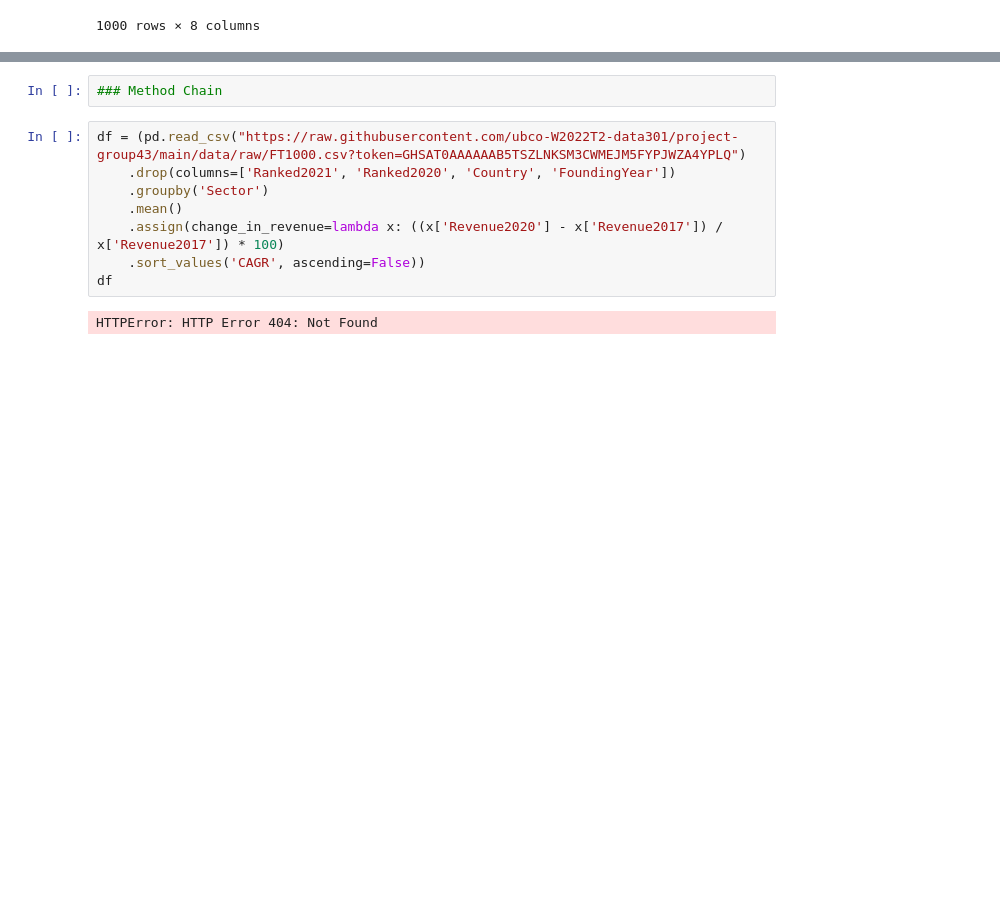
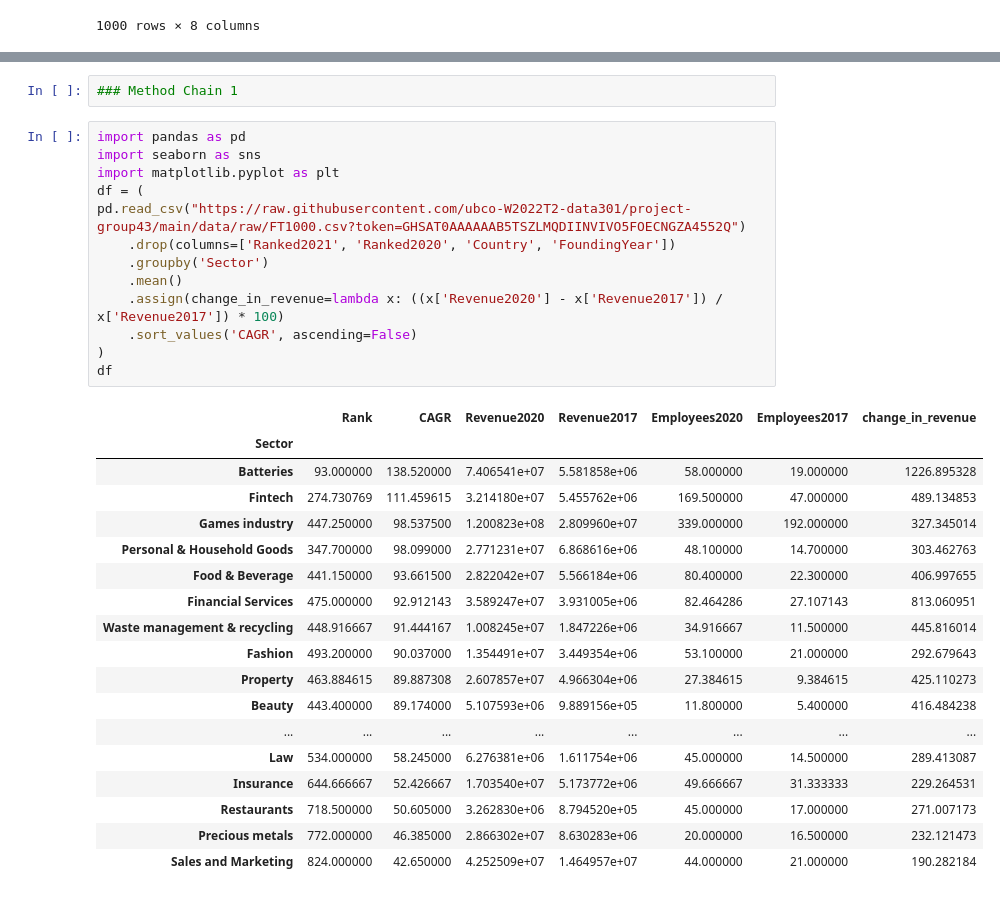
Before and after one commit to ubco-W2022T2-data301/project-group43, a Jupyter notebook: Sebastian's Pipeline.ipynb, the cells around one changed output, grey strips where cells are left out. Drawn from its saved outputs; the diff is of its cells as text; blank space fills up the shorter version.

```diff
--- a/Sebastian's Pipeline.ipynb
+++ b/Sebastian's Pipeline.ipynb
@@ -160,14 +160,36 @@ df_revenue
 | Aerospace & Defence | 605.666667 | 62.668333 | 1.153957e+07 | 3.874833e+06 | 36.833333 | 16.000000 | 197.808151 |
 | Sales and Marketing | 824.000000 | 42.650000 | 4.252509e+07 | 1.464957e+07 | 44.000000 | 21.000000 | 190.282184 |
 # %%
-### Method Chain
+### Method Chain 1
 # %%
-df = (pd.read_csv("https://raw.githubusercontent.com/ubco-W2022T2-data301/project-group43/main/data/raw/FT1000.csv?token=GHSAT0AAAAAAB5TSZLNKSM3CWMEJM5FYPJWZA4YPLQ")
+import pandas as pd
+import seaborn as sns
+import matplotlib.pyplot as plt
+df = (
+pd.read_csv("https://raw.githubusercontent.com/ubco-W2022T2-data301/project-group43/main/data/raw/FT1000.csv?token=GHSAT0AAAAAAB5TSZLMQDIINVIVO5FOECNGZA4552Q")
     .drop(columns=['Ranked2021', 'Ranked2020', 'Country', 'FoundingYear'])
     .groupby('Sector')
     .mean()
     .assign(change_in_revenue=lambda x: ((x['Revenue2020'] - x['Revenue2017']) / x['Revenue2017']) * 100)
-    .sort_values('CAGR', ascending=False))
+    .sort_values('CAGR', ascending=False)
+)
 df
 # %% [output]
-HTTPError: HTTP Error 404: Not Found
+|  | Rank | CAGR | Revenue2020 | Revenue2017 | Employees2020 | Employees2017 | change_in_revenue |
+| Sector |  |  |  |  |  |  |  |
+| Batteries | 93.000000 | 138.520000 | 7.406541e+07 | 5.581858e+06 | 58.000000 | 19.000000 | 1226.895328 |
+| Fintech | 274.730769 | 111.459615 | 3.214180e+07 | 5.455762e+06 | 169.500000 | 47.000000 | 489.134853 |
+| Games industry | 447.250000 | 98.537500 | 1.200823e+08 | 2.809960e+07 | 339.000000 | 192.000000 | 327.345014 |
+| Personal & Household Goods | 347.700000 | 98.099000 | 2.771231e+07 | 6.868616e+06 | 48.100000 | 14.700000 | 303.462763 |
+| Food & Beverage | 441.150000 | 93.661500 | 2.822042e+07 | 5.566184e+06 | 80.400000 | 22.300000 | 406.997655 |
+| Financial Services | 475.000000 | 92.912143 | 3.589247e+07 | 3.931005e+06 | 82.464286 | 27.107143 | 813.060951 |
+| Waste management & recycling | 448.916667 | 91.444167 | 1.008245e+07 | 1.847226e+06 | 34.916667 | 11.500000 | 445.816014 |
+| Fashion | 493.200000 | 90.037000 | 1.354491e+07 | 3.449354e+06 | 53.100000 | 21.000000 | 292.679643 |
+| Property | 463.884615 | 89.887308 | 2.607857e+07 | 4.966304e+06 | 27.384615 | 9.384615 | 425.110273 |
+| Beauty | 443.400000 | 89.174000 | 5.107593e+06 | 9.889156e+05 | 11.800000 | 5.400000 | 416.484238 |
+| ... | ... | ... | ... | ... | ... | ... | ... |
+| Law | 534.000000 | 58.245000 | 6.276381e+06 | 1.611754e+06 | 45.000000 | 14.500000 | 289.413087 |
+| Insurance | 644.666667 | 52.426667 | 1.703540e+07 | 5.173772e+06 | 49.666667 | 31.333333 | 229.264531 |
+| Restaurants | 718.500000 | 50.605000 | 3.262830e+06 | 8.794520e+05 | 45.000000 | 17.000000 | 271.007173 |
+| Precious metals | 772.000000 | 46.385000 | 2.866302e+07 | 8.630283e+06 | 20.000000 | 16.500000 | 232.121473 |
+| Sales and Marketing | 824.000000 | 42.650000 | 4.252509e+07 | 1.464957e+07 | 44.000000 | 21.000000 | 190.282184 |
```
